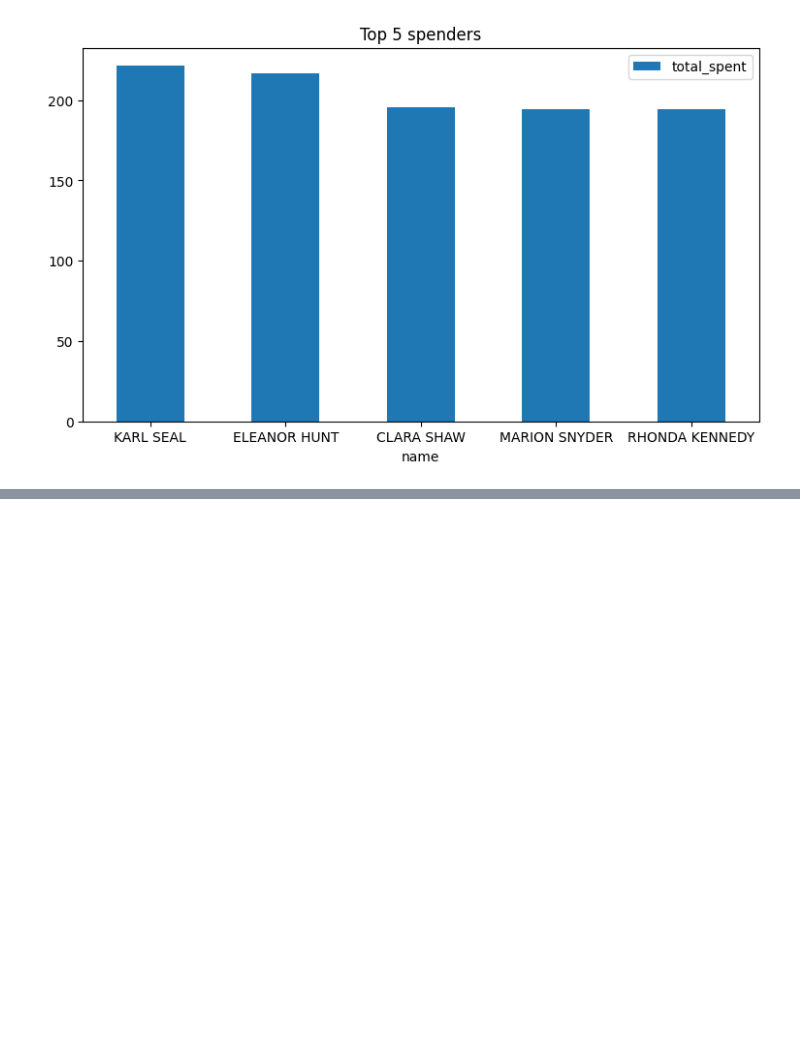
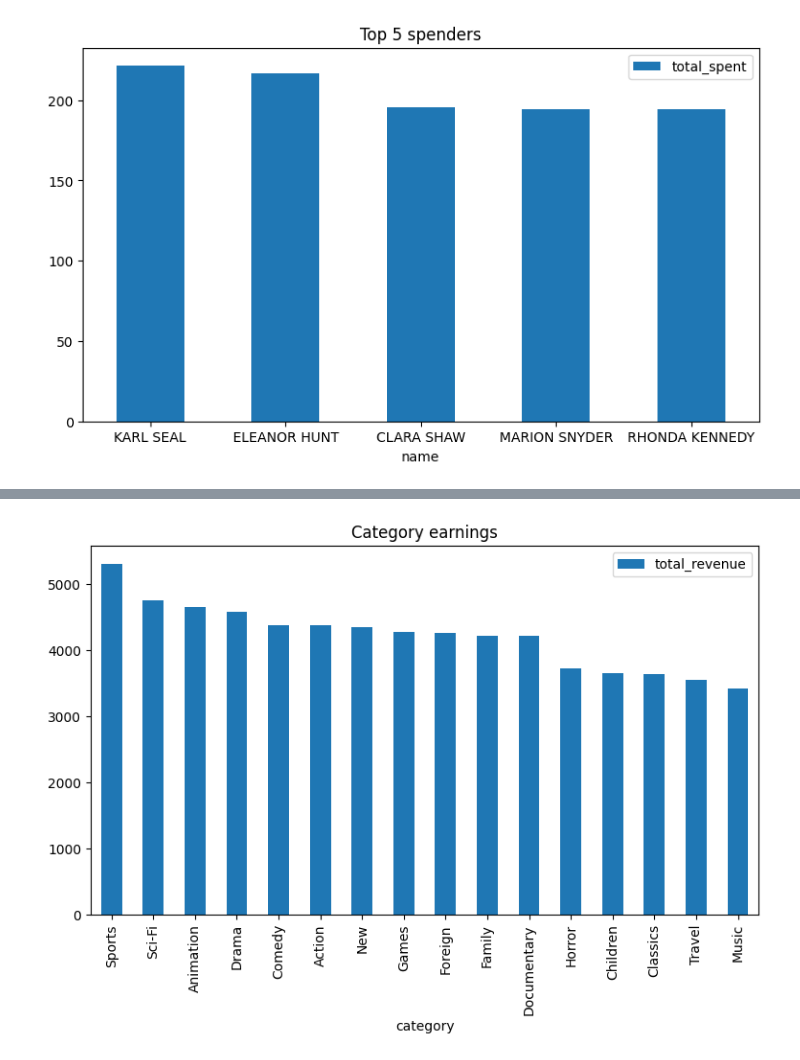
Before and after one commit to luckepucke6/sakila_lab_lucas_lindh, a Jupyter notebook: notebooks/eda_sakila.ipynb, the cells around one changed output, grey strips where cells are left out. Saved outputs shown, nothing was run; the diff lists cells and outputs as text; code cells hidden in the pictures; blank space fills up the shorter version.

```diff
--- a/notebooks/eda_sakila.ipynb
+++ b/notebooks/eda_sakila.ipynb
@@ -453,0 +456,19 @@ top_spenders.plot(kind='bar', x='name', y='total_spent', title="Top 5 spenders",
+# %%
+category_earnings = con.sql("""--sql
+SELECT
+    c.name AS category,
+    SUM(p.amount) AS total_revenue
+FROM
+    category c
+JOIN film_category fc ON fc.category_id = c.category_id
+JOIN film f ON f.film_id = fc.film_id
+JOIN inventory i ON i.film_id = f.film_id
+JOIN rental r ON r.inventory_id = i.inventory_id
+JOIN payment p ON r.rental_id = p.rental_id
+GROUP BY
+    c.name
+ORDER BY
+    total_revenue DESC;
+""").df()
+
+category_earnings
@@ -453,0 +493,4 @@ top_spenders.plot(kind='bar', x='name', y='total_spent', title="Top 5 spenders",
+# %%
+category_earnings.plot(kind='bar', x='category', y='total_revenue', title="Category earnings", figsize=(9,5));
+# %% [output]
+[figure, added]
```
Also changed, not shown: parts of 2 cells of this notebook, 1 other file.
